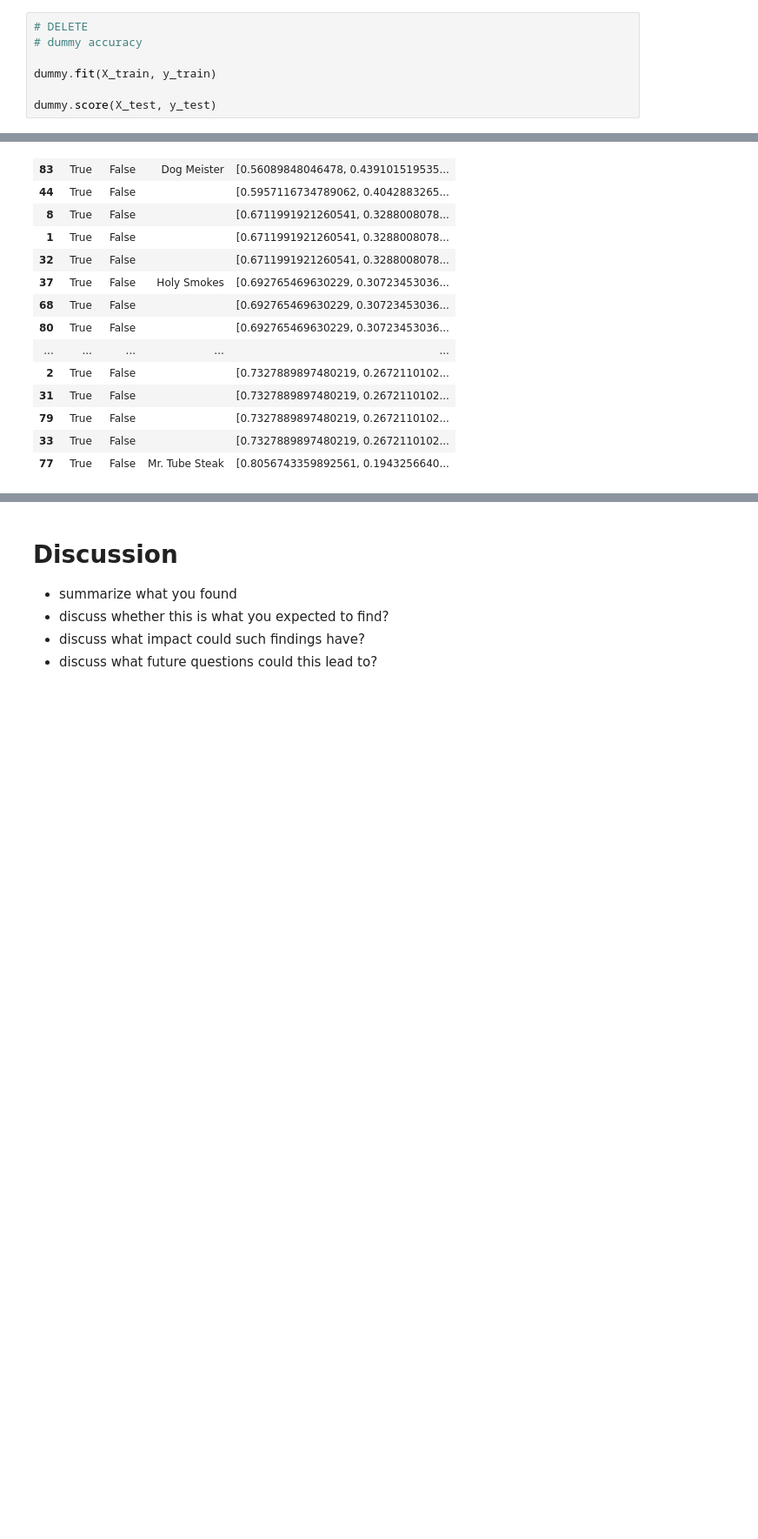
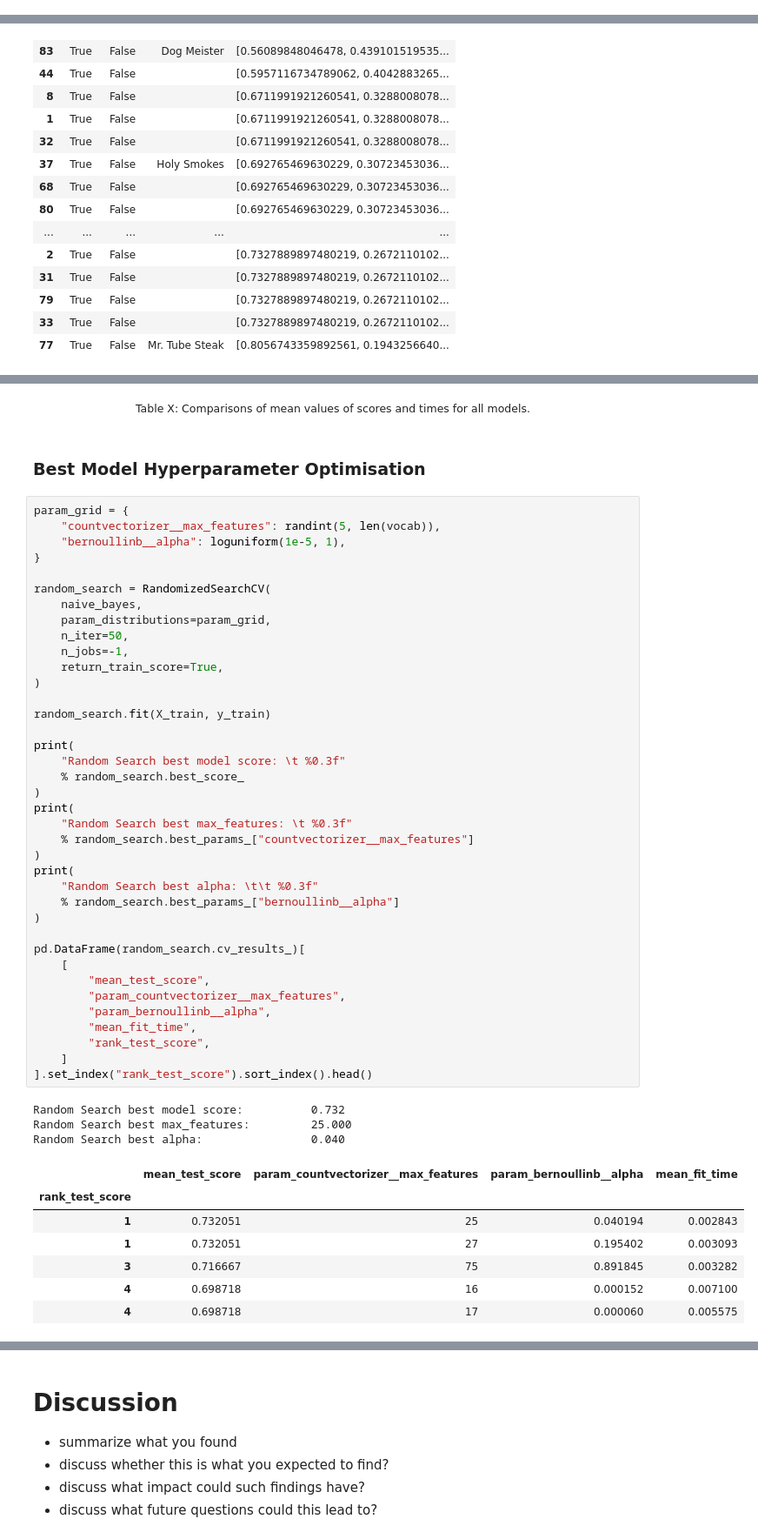
Before and after one commit to jentsang/hotdog-predictor, a Jupyter notebook: notebooks/dog_or_not.ipynb, the cells around one changed output, grey strips where cells are left out. Shown at 87% size. Drawn from its saved outputs; the diff is of its cells as text; blank space fills up the shorter version.

```diff
--- a/notebooks/dog_or_not.ipynb
+++ b/notebooks/dog_or_not.ipynb
@@ -257,7 +271,0 @@ record_and_display_cv_scores("Baseline", dummy)
-# %%
-# DELETE
-# dummy accuracy
-
-dummy.fit(X_train, y_train)
-
-dummy.score(X_test, y_test)
@@ -458,0 +540,53 @@ display_model_mistmatches(naive_bayes)
+# %% [markdown]
+<p style="text-align: center"><small>Table X: Comparisons of mean values of scores and times for all models.</small></p>
+# %% [markdown]
+### Best Model Hyperparameter Optimisation
+# %%
+param_grid = {
+    "countvectorizer__max_features": randint(5, len(vocab)),
+    "bernoullinb__alpha": loguniform(1e-5, 1),
+}
+
+random_search = RandomizedSearchCV(
+    naive_bayes,
+    param_distributions=param_grid,
+    n_iter=50,
+    n_jobs=-1,
+    return_train_score=True,
+)
+
+random_search.fit(X_train, y_train)
+
+print(
+    "Random Search best model score: \t %0.3f"
+    % random_search.best_score_
+)
+print(
+    "Random Search best max_features: \t %0.3f"
+    % random_search.best_params_["countvectorizer__max_features"]
+)
+print(
+    "Random Search best alpha: \t\t %0.3f"
+    % random_search.best_params_["bernoullinb__alpha"]
+)
+
+pd.DataFrame(random_search.cv_results_)[
+    [
+        "mean_test_score",
+        "param_countvectorizer__max_features",
+        "param_bernoullinb__alpha",
+        "mean_fit_time",
+        "rank_test_score",
+    ]
+].set_index("rank_test_score").sort_index().head()
+# %% [output]
+Random Search best model score:          0.732
+Random Search best max_features:         25.000
+Random Search best alpha:                0.040
+|  | mean_test_score | param_countvectorizer__max_features | param_bernoullinb__alpha | mean_fit_time |
+| rank_test_score |  |  |  |  |
+| 1 | 0.732051 | 25 | 0.040194 | 0.002843 |
+| 1 | 0.732051 | 27 | 0.195402 | 0.003093 |
+| 3 | 0.716667 | 75 | 0.891845 | 0.003282 |
+| 4 | 0.698718 | 16 | 0.000152 | 0.007100 |
+| 4 | 0.698718 | 17 | 0.000060 | 0.005575 |
```
Also changed, not shown: parts of 57 cells of this notebook.
